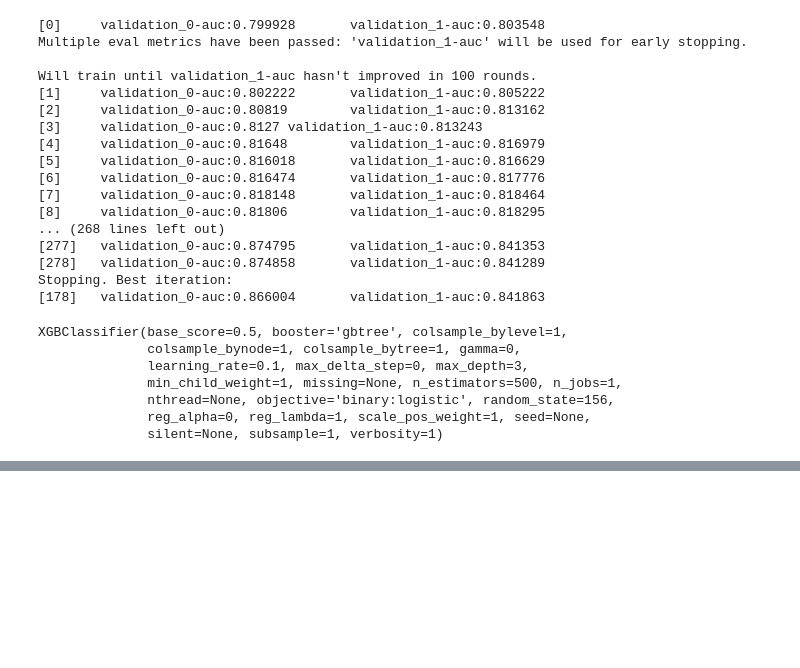
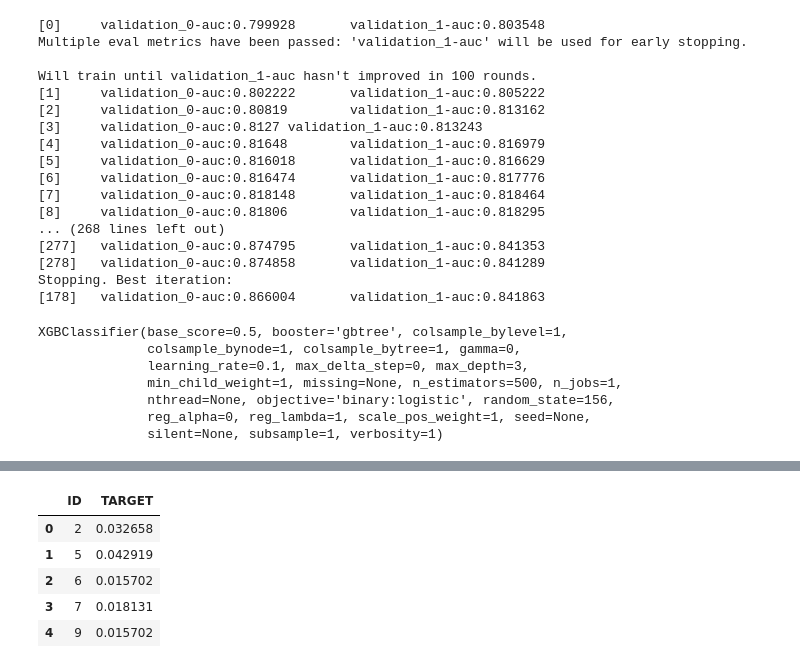
Before and after one commit to sysiphe0/kaggle, a Jupyter notebook: kaggle_santander.ipynb, the cells around one changed output, grey strips where cells are left out. Cells and saved outputs as stored; diff of their text form; code cells hidden in the pictures; blank space fills up the shorter version.

```diff
--- a/kaggle_santander.ipynb
+++ b/kaggle_santander.ipynb
@@ -243,0 +309,17 @@ submission.head()
+# %%
+from lightgbm import LGBMClassifier
+from sklearn.model_selection import GridSearchCV
+
+lgbm_clf = LGBMClassifier(n_estimators=200)
+
+params = {'num_leaves':[32,64],
+          'max_depth':[128,160],
+          'min_child_samples':[60,100],
+          'subsample':[0.8,1]}
+# %%
+gridcv = GridSearchCV(lgbm_clf, param_grid=params)
+gridcv.fit(X_train, y_train, early_stopping_rounds=30, eval_metric="auc", eval_set=[(X_train, y_train), (X_test, y_test)])
+
+print(gridcv.best_params_)
+lgbm_roc_score = roc_auc_score(y_test, gridcv.predict_proba(X_test)[:,1], average='macro')
+print(lgbm_roc_score)
@@ -243,0 +352,6 @@ submission.head()
+# %%
+lgbm_clf = LGBMClassifier(n_estimators=1000, num_leaves=32, subsample=0.8, min_child_samples=60, max_depth=128)
+evals = [(X_test, y_test)]
+lgbm_clf.fit(X_train, y_train, early_stopping_rounds=100, eval_metric="auc", eval_set=evals, verbose=True)
+lgbm_roc_score = roc_auc_score(y_test, lgbm_clf.predict_proba(X_test)[:,1], average='macro')
+print(lgbm_roc_score)
@@ -244,2 +376,13 @@ submission.head()
 # %%
-submission.to_csv('/content/drive/My Drive/santander/submission_201005_1.csv', index=False, header=1)
+probs = lgbm_clf.predict_proba(test_df)
+submission = pd.DataFrame({"ID":test_id, "TARGET":probs[:,1]})
+submission.to_csv("/content/drive/My Drive/santander/submission_201010_lgbm_1.csv", index=False)
+# %%
+submission.head()
+# %% [output]
+|  | ID | TARGET |
+| 0 | 2 | 0.032658 |
+| 1 | 5 | 0.042919 |
+| 2 | 6 | 0.015702 |
+| 3 | 7 | 0.018131 |
+| 4 | 9 | 0.015702 |
```
Also changed, not shown: parts of 72 cells of this notebook.
